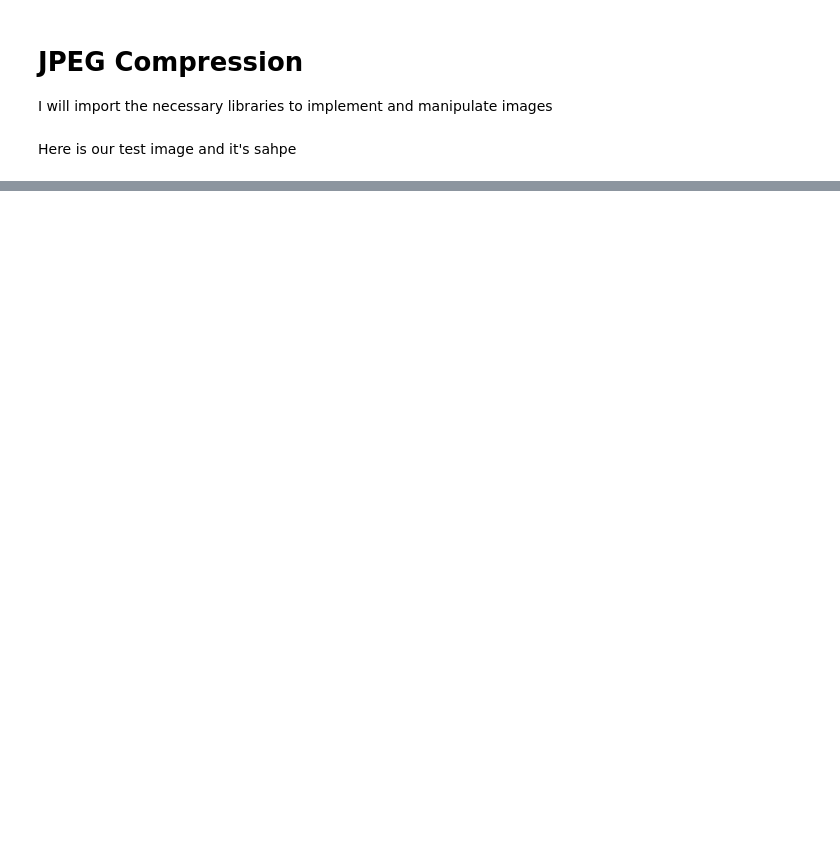
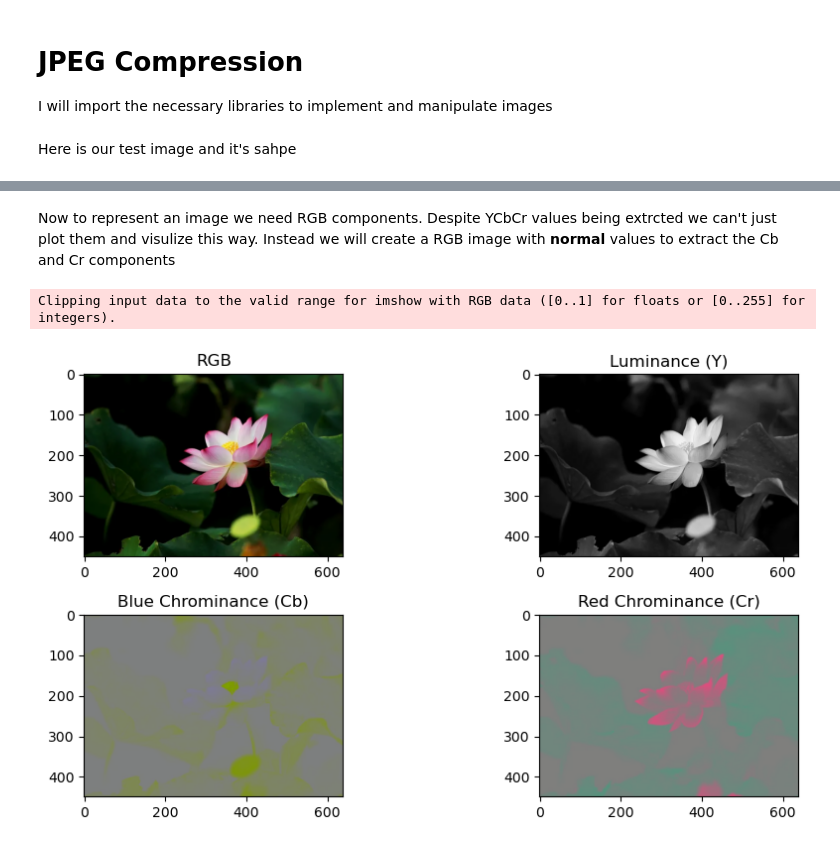
Before and after one commit to MrKerim/JPEG-Compression, a Jupyter notebook: jpeg_procces.ipynb, the cells around one changed output, grey strips where cells are left out. Drawn from its saved outputs; the diff is of its cells as text; code cells hidden in the pictures; blank space fills up the shorter version.

```diff
--- a/jpeg_procces.ipynb
+++ b/jpeg_procces.ipynb
@@ -37,0 +106,51 @@ img.shape
+# %%
+def YCbCr2rgb(tensor):
+    H,W = tensor.shape[:2]
+    rgb = np.zeros((H,W,3))
+    for i in range(H):
+        for j in range(W):
+            rgb[i,j,0] = tensor[i,j,0] + 1.402*(tensor[i,j,2]-128)
+            rgb[i,j,1] = tensor[i,j,0] - 0.34414*(tensor[i,j,1]-128) - 0.71414*(tensor[i,j,2]-128)
+            rgb[i,j,2] = tensor[i,j,0] + 1.772*(tensor[i,j,1]-128)
+    return rgb
+# %% [markdown]
+Now to represent an image we need RGB components. Despite YCbCr values being extrcted we can't just plot them and visulize this way. Instead we will create a RGB image with **normal** values to extract the Cb and Cr components
+# %%
+# Extracting the YCbCr components
+YCbCr = rgb2YCbCr(flower)
+H,W = YCbCr.shape[:2]
+Y = YCbCr[:,:,0]
+Cb = YCbCr[:,:,1]
+Cr = YCbCr[:,:,2]
+
+# Creating a normal (127) image components
+z = 127 * np.ones((H, W)).astype(int)
+Ysub = 127 * np.ones((H, W)).astype(int)
+
+just_Cb = YCbCr2rgb(np.stack([Ysub, Cb, z], axis=-1)).astype(int)
+just_Cr = YCbCr2rgb(np.stack([Ysub, z, Cr], axis=-1)).astype(int)
+
+# Display the images
+plt.figure(figsize=(10, 5))
+
+plt.subplot(2, 2, 1)
+plt.imshow(flower)
+plt.title('RGB')
+
+plt.subplot(2, 2, 2)
+plt.imshow(Y, cmap='gray')
+plt.title('Luminance (Y)')
+
+plt.subplot(2, 2, 3)
+plt.imshow(just_Cb)
+plt.title('Blue Chrominance (Cb)')
+
+plt.subplot(2, 2, 4)
+plt.imshow(just_Cr)
+plt.title('Red Chrominance (Cr)')
+
+plt.tight_layout()
+plt.show()
+# %% [output]
+Clipping input data to the valid range for imshow with RGB data ([0..1] for floats or [0..255] for integers).
+[figure, added]
```
Also changed, not shown: parts of 18 cells of this notebook.
